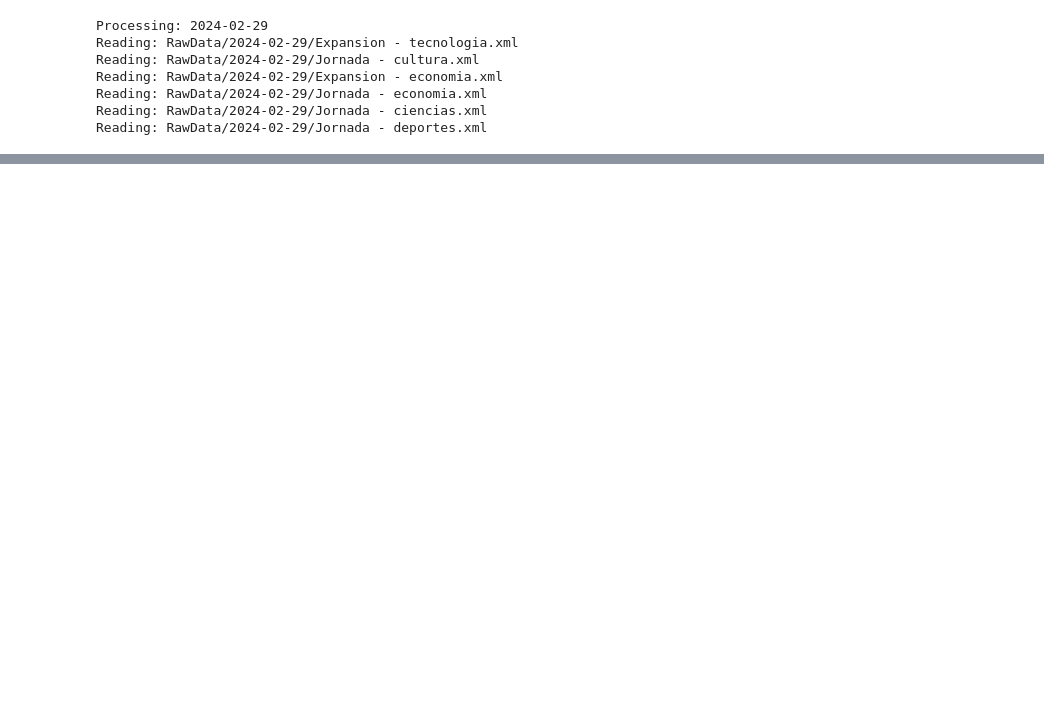
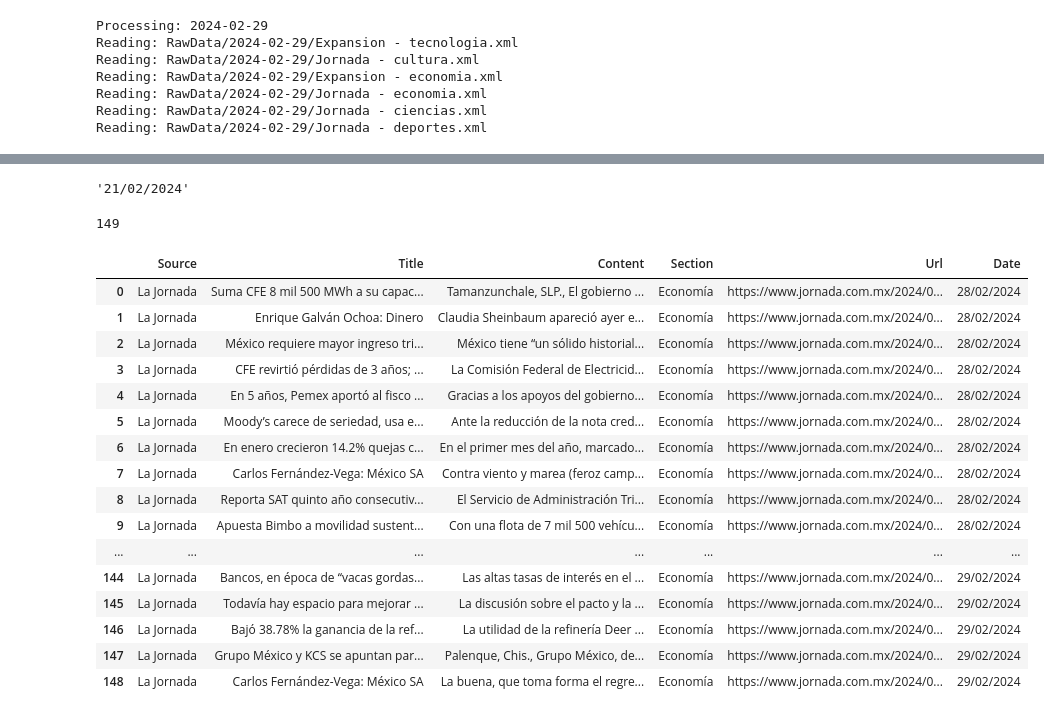
Before and after one commit to skoday/NaturalLanguageProcessing, a Jupyter notebook: 2. Text Normalization/test.ipynb, the cells around one changed output, grey strips where cells are left out. Drawn from its saved outputs; the diff is of its cells as text; code cells hidden in the pictures; blank space fills up the shorter version.

```diff
--- a/2. Text Normalization/test.ipynb
+++ b/2. Text Normalization/test.ipynb
@@ -65,0 +171,4 @@ Reading: RawData/2024-02-29/Jornada - deportes.xml
+# %%
+date
+# %% [output]
+'21/02/2024'
@@ -65,0 +177,28 @@ Reading: RawData/2024-02-29/Jornada - deportes.xml
+# %%
+csv = pd.read_csv("consolidated_data.csv")
+# %%
+len(csv)
+# %% [output]
+149
+# %%
+pd.set_option('display.max_rows', 150)
+# %%
+csv.head(149)
+# %% [output]
+|  | Source | Title | Content | Section | Url | Date |
+| 0 | La Jornada | Suma CFE 8 mil 500 MWh a su capac... | Tamanzunchale, SLP., El gobierno ... | Economía | https://www.jornada.com.mx/2024/0... | 28/02/2024 |
+| 1 | La Jornada | Enrique Galván Ochoa: Dinero | Claudia Sheinbaum apareció ayer e... | Economía | https://www.jornada.com.mx/2024/0... | 28/02/2024 |
+| 2 | La Jornada | México requiere mayor ingreso tri... | México tiene “un sólido historial... | Economía | https://www.jornada.com.mx/2024/0... | 28/02/2024 |
+| 3 | La Jornada | CFE revirtió pérdidas de 3 años; ... | La Comisión Federal de Electricid... | Economía | https://www.jornada.com.mx/2024/0... | 28/02/2024 |
+| 4 | La Jornada | En 5 años, Pemex aportó al fisco ... | Gracias a los apoyos del gobierno... | Economía | https://www.jornada.com.mx/2024/0... | 28/02/2024 |
+| 5 | La Jornada | Moody’s carece de seriedad, usa e... | Ante la reducción de la nota cred... | Economía | https://www.jornada.com.mx/2024/0... | 28/02/2024 |
+| 6 | La Jornada | En enero crecieron 14.2% quejas c... | En el primer mes del año, marcado... | Economía | https://www.jornada.com.mx/2024/0... | 28/02/2024 |
+| 7 | La Jornada | Carlos Fernández-Vega: México SA | Contra viento y marea (feroz camp... | Economía | https://www.jornada.com.mx/2024/0... | 28/02/2024 |
+| 8 | La Jornada | Reporta SAT quinto año consecutiv... | El Servicio de Administración Tri... | Economía | https://www.jornada.com.mx/2024/0... | 28/02/2024 |
+| 9 | La Jornada | Apuesta Bimbo a movilidad sustent... | Con una flota de 7 mil 500 vehícu... | Economía | https://www.jornada.com.mx/2024/0... | 28/02/2024 |
+| ... | ... | ... | ... | ... | ... | ... |
+| 144 | La Jornada | Bancos, en época de “vacas gordas... | Las altas tasas de interés en el ... | Economía | https://www.jornada.com.mx/2024/0... | 29/02/2024 |
+| 145 | La Jornada | Todavía hay espacio para mejorar ... | La discusión sobre el pacto y la ... | Economía | https://www.jornada.com.mx/2024/0... | 29/02/2024 |
+| 146 | La Jornada | Bajó 38.78% la ganancia de la ref... | La utilidad de la refinería Deer ... | Economía | https://www.jornada.com.mx/2024/0... | 29/02/2024 |
+| 147 | La Jornada | Grupo México y KCS se apuntan par... | Palenque, Chis., Grupo México, de... | Economía | https://www.jornada.com.mx/2024/0... | 29/02/2024 |
+| 148 | La Jornada | Carlos Fernández-Vega: México SA | La buena, que toma forma el regre... | Economía | https://www.jornada.com.mx/2024/0... | 29/02/2024 |
```
Also changed, not shown: parts of 9 cells of this notebook, 9 other files.
